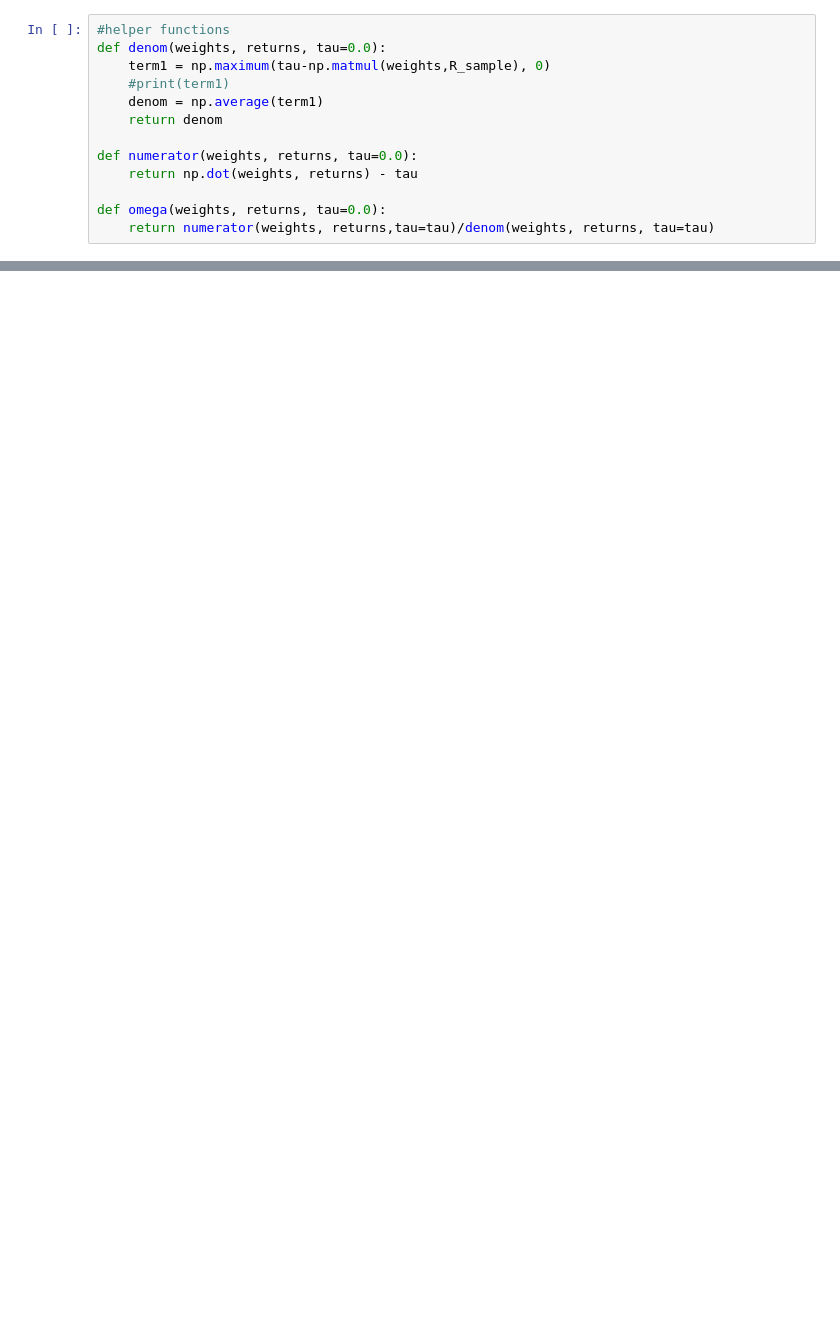
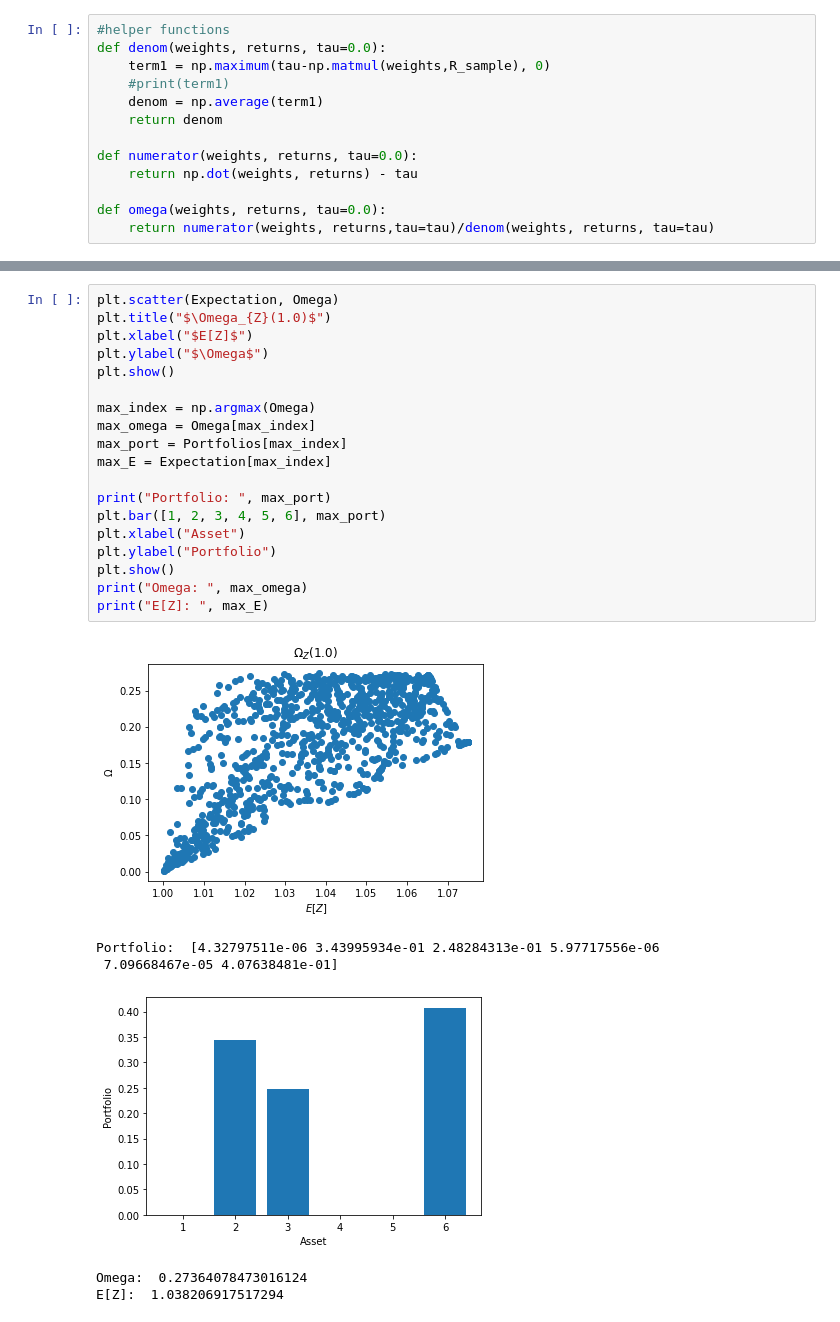
Before and after one commit to PhilipFelizarta/Discrete-Portfolio-Optimization, a Jupyter notebook: Omega Portfolio.ipynb, the cells around one changed output, grey strips where cells are left out. Cells and saved outputs as stored; diff of their text form; blank space fills up the shorter version.

```diff
--- a/Omega Portfolio.ipynb
+++ b/Omega Portfolio.ipynb
@@ -216,0 +335,26 @@ Constraint Gradients:  [-0.0279793318726968, -0.028086938524050697, -0.011979619
+# %%
+plt.scatter(Expectation, Omega)
+plt.title("$\Omega_{Z}(1.0)$")
+plt.xlabel("$E[Z]$")
+plt.ylabel("$\Omega$")
+plt.show()
+
+max_index = np.argmax(Omega)
+max_omega = Omega[max_index]
+max_port = Portfolios[max_index]
+max_E = Expectation[max_index]
+
+print("Portfolio: ", max_port)
+plt.bar([1, 2, 3, 4, 5, 6], max_port)
+plt.xlabel("Asset")
+plt.ylabel("Portfolio")
+plt.show()
+print("Omega: ", max_omega)
+print("E[Z]: ", max_E)
+# %% [output]
+[figure, added]
+Portfolio:  [4.32797511e-06 3.43995934e-01 2.48284313e-01 5.97717556e-06
+ 7.09668467e-05 4.07638481e-01]
+[figure, added]
+Omega:  0.27364078473016124
+E[Z]:  1.038206917517294
```
Also changed, not shown: parts of 10 cells of this notebook, 1 other file.
